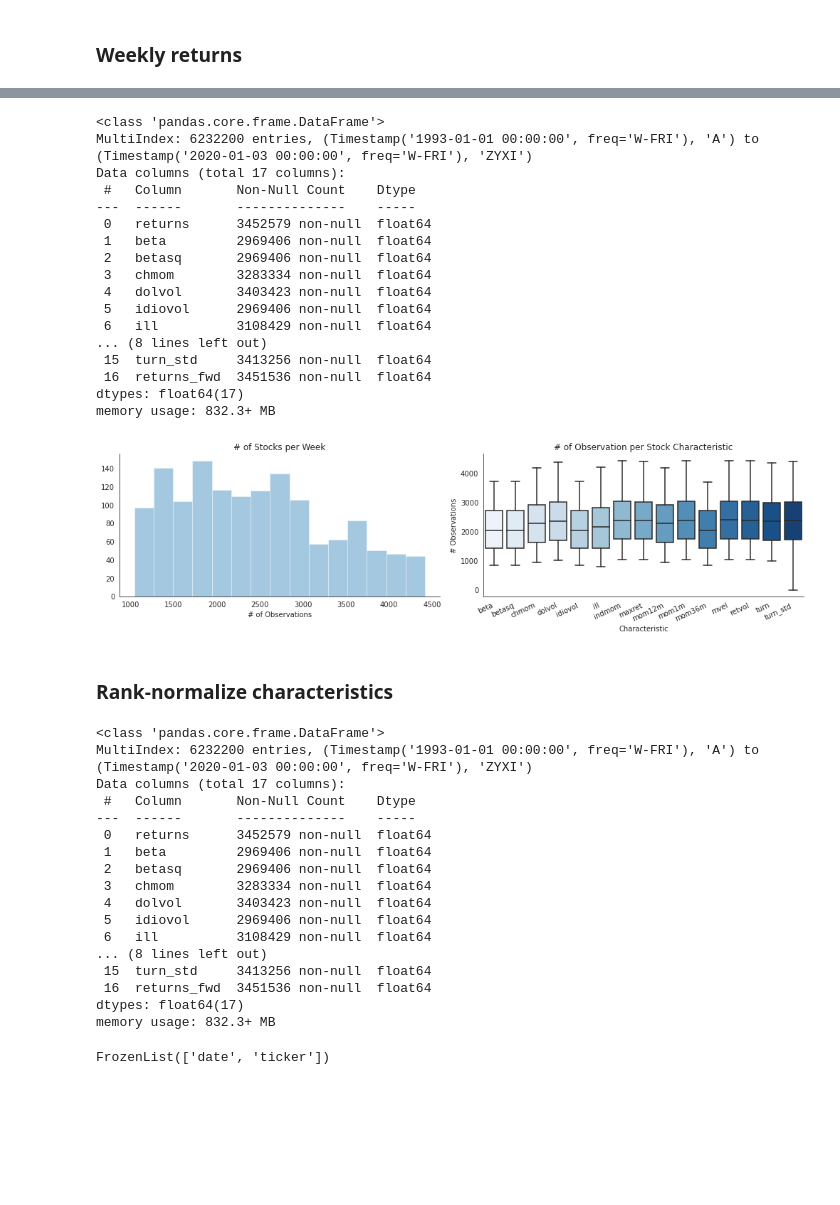
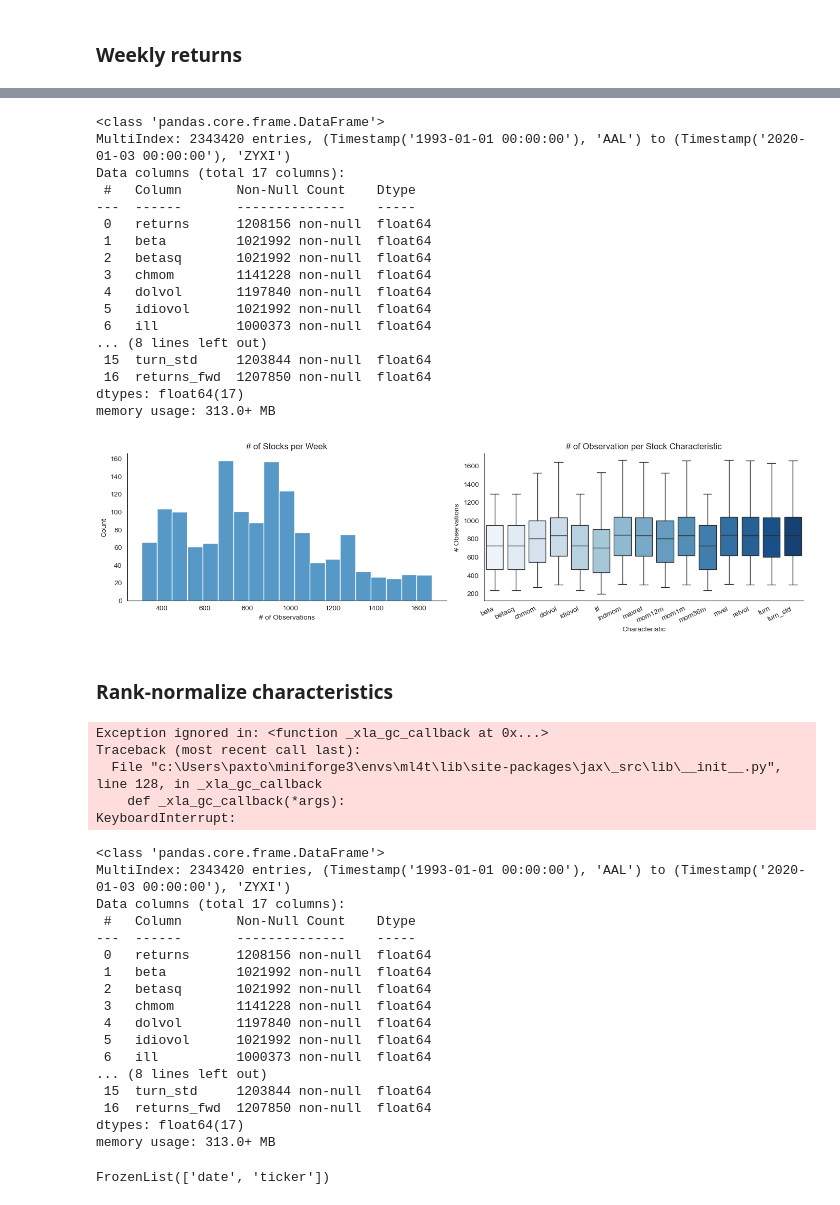
Before and after one commit to Barroclough01/machine-learning-for-trading, a Jupyter notebook: 20_autoencoders_for_conditional_risk_factors/06_conditional_autoencoder_for_asset_pricing_model.ipynb, the cells around one changed output, grey strips where cells are left out. Drawn from its saved outputs; the diff is of its cells as text; code cells hidden in the pictures; blank space fills up the shorter version.

```diff
--- a/20_autoencoders_for_conditional_risk_factors/06_conditional_autoencoder_for_asset_pricing_model.ipynb
+++ b/20_autoencoders_for_conditional_risk_factors/06_conditional_autoencoder_for_asset_pricing_model.ipynb
@@ -107,51 +124,51 @@ characteristics = data.drop("returns", axis=1).columns.tolist()
 # %%
 data["returns_fwd"] = data.returns.unstack("ticker").shift(-1).stack()
 # %%
-data.info(null_counts=True)
+data.info(show_counts=True)
 # %% [output]
 <class 'pandas.core.frame.DataFrame'>
-MultiIndex: 6232200 entries, (Timestamp('1993-01-01 00:00:00', freq='W-FRI'), 'A') to (Timestamp('2020-01-03 00:00:00', freq='W-FRI'), 'ZYXI')
+MultiIndex: 2343420 entries, (Timestamp('1993-01-01 00:00:00'), 'AAL') to (Timestamp('2020-01-03 00:00:00'), 'ZYXI')
 Data columns (total 17 columns):
  #   Column       Non-Null Count    Dtype
 ---  ------       --------------    -----
- 0   returns      3452579 non-null  float64
- 1   beta         2969406 non-null  float64
- 2   betasq       2969406 non-null  float64
- 3   chmom        3283334 non-null  float64
- 4   dolvol       3403423 non-null  float64
- 5   idiovol      2969406 non-null  float64
- 6   ill          3108429 non-null  float64
+ 0   returns      1208156 non-null  float64
+ 1   beta         1021992 non-null  float64
+ 2   betasq       1021992 non-null  float64
+ 3   chmom        1141228 non-null  float64
+ 4   dolvol       1197840 non-null  float64
+ 5   idiovol      1021992 non-null  float64
+ 6   ill          1000373 non-null  float64
 ... (8 lines left out)
- 15  turn_std     3413256 non-null  float64
- 16  returns_fwd  3451536 non-null  float64
+ 15  turn_std     1203844 non-null  float64
+ 16  returns_fwd  1207850 non-null  float64
 dtypes: float64(17)
-memory usage: 832.3+ MB
+memory usage: 313.0+ MB
 # %%
 nobs_by_date = data.groupby(level="date").count().max(1)
 nobs_by_characteristic = pd.melt(
     data[characteristics].groupby(level="date").count(),
     value_name="# Observations",
-    var_name=["Characteristic"],
+    var_name="Characteristic",
 )
 # %%
 with sns.axes_style("white"):
     fig, axes = plt.subplots(ncols=2, figsize=(14, 4))
-    sns.distplot(nobs_by_date, kde=False, ax=axes[0])
+    sns.histplot(nobs_by_date, ax=axes[0])
     axes[0].set_title("# of Stocks per Week")
     axes[0].set_xlabel("# of Observations")
     sns.boxplot(
         x="Characteristic",
         y="# Observations",
         data=nobs_by_characteristic,
         ax=axes[1],
         palette="Blues",
     )
     axes[1].set_xticklabels(axes[1].get_xticklabels(), rotation=25, ha="right")
     axes[1].set_title("# of Observation per Stock Characteristic")
     sns.despine()
     fig.tight_layout()
 # %% [output]
-[figure, old version]
+[figure, new version]
 # %% [markdown]
 ### Rank-normalize characteristics
 # %%
@@ -168,26 +185,32 @@ data.loc[:, characteristics] = (
     .mul(2)
     .sub(1)
 )
+# %% [output]
+Exception ignored in: <function _xla_gc_callback at 0x...>
+Traceback (most recent call last):
+  File "c:\Users\paxto\miniforge3\envs\ml4t\lib\site-packages\jax\_src\lib\__init__.py", line 128, in _xla_gc_callback
+    def _xla_gc_callback(*args):
+KeyboardInterrupt:
 # %%
-data.info(null_counts=True)
+data.info(show_counts=True)
 # %% [output]
 <class 'pandas.core.frame.DataFrame'>
-MultiIndex: 6232200 entries, (Timestamp('1993-01-01 00:00:00', freq='W-FRI'), 'A') to (Timestamp('2020-01-03 00:00:00', freq='W-FRI'), 'ZYXI')
+MultiIndex: 2343420 entries, (Timestamp('1993-01-01 00:00:00'), 'AAL') to (Timestamp('2020-01-03 00:00:00'), 'ZYXI')
 Data columns (total 17 columns):
  #   Column       Non-Null Count    Dtype
 ---  ------       --------------    -----
- 0   returns      3452579 non-null  float64
- 1   beta         2969406 non-null  float64
- 2   betasq       2969406 non-null  float64
- 3   chmom        3283334 non-null  float64
- 4   dolvol       3403423 non-null  float64
- 5   idiovol      2969406 non-null  float64
- 6   ill          3108429 non-null  float64
+ 0   returns      1208156 non-null  float64
+ 1   beta         1021992 non-null  float64
+ 2   betasq       1021992 non-null  float64
+ 3   chmom        1141228 non-null  float64
+ 4   dolvol       1197840 non-null  float64
+ 5   idiovol      1021992 non-null  float64
+ 6   ill          1000373 non-null  float64
 ... (8 lines left out)
- 15  turn_std     3413256 non-null  float64
- 16  returns_fwd  3451536 non-null  float64
+ 15  turn_std     1203844 non-null  float64
+ 16  returns_fwd  1207850 non-null  float64
 dtypes: float64(17)
-memory usage: 832.3+ MB
+memory usage: 313.0+ MB
 # %%
 data.index.names
 # %% [output]
```
Also changed, not shown: parts of 18 cells of this notebook, 1 other file.
